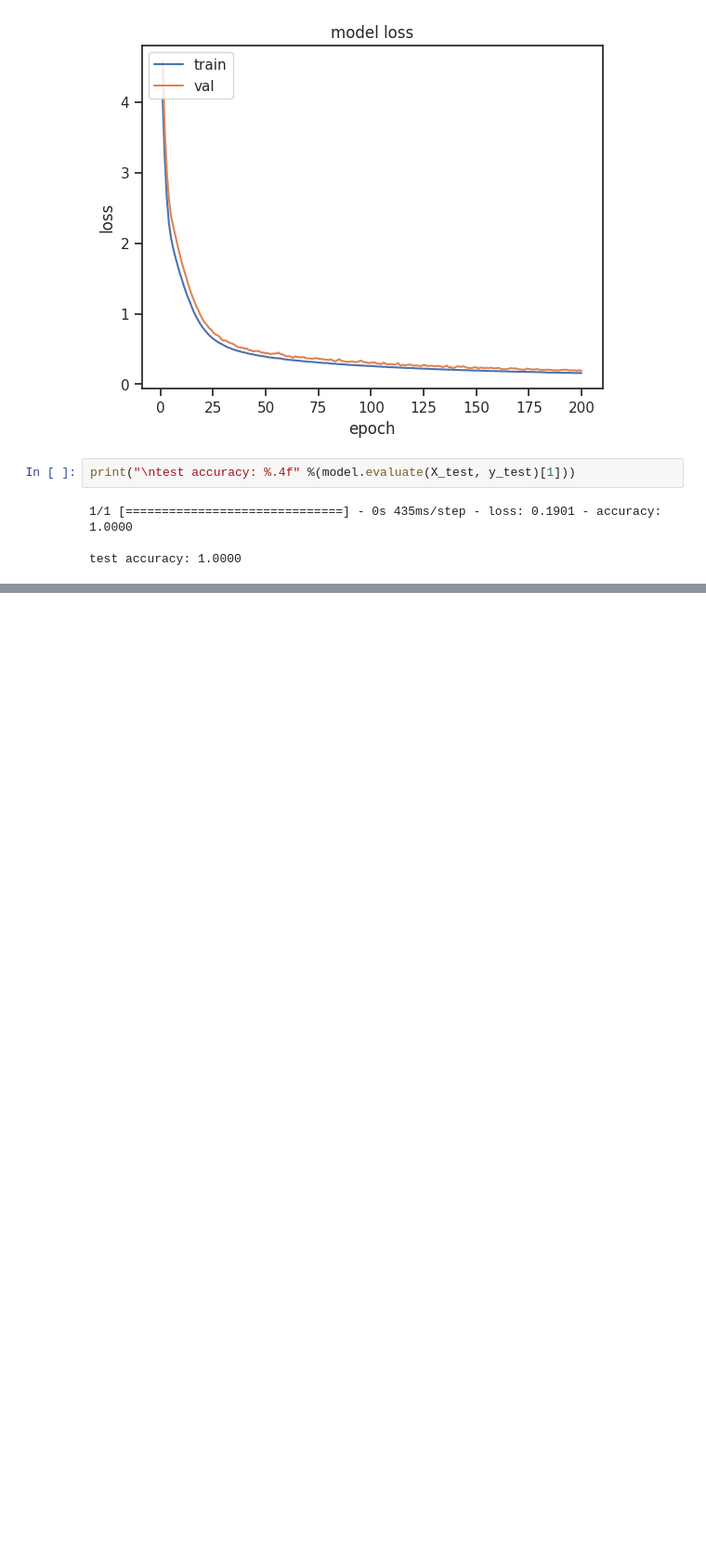
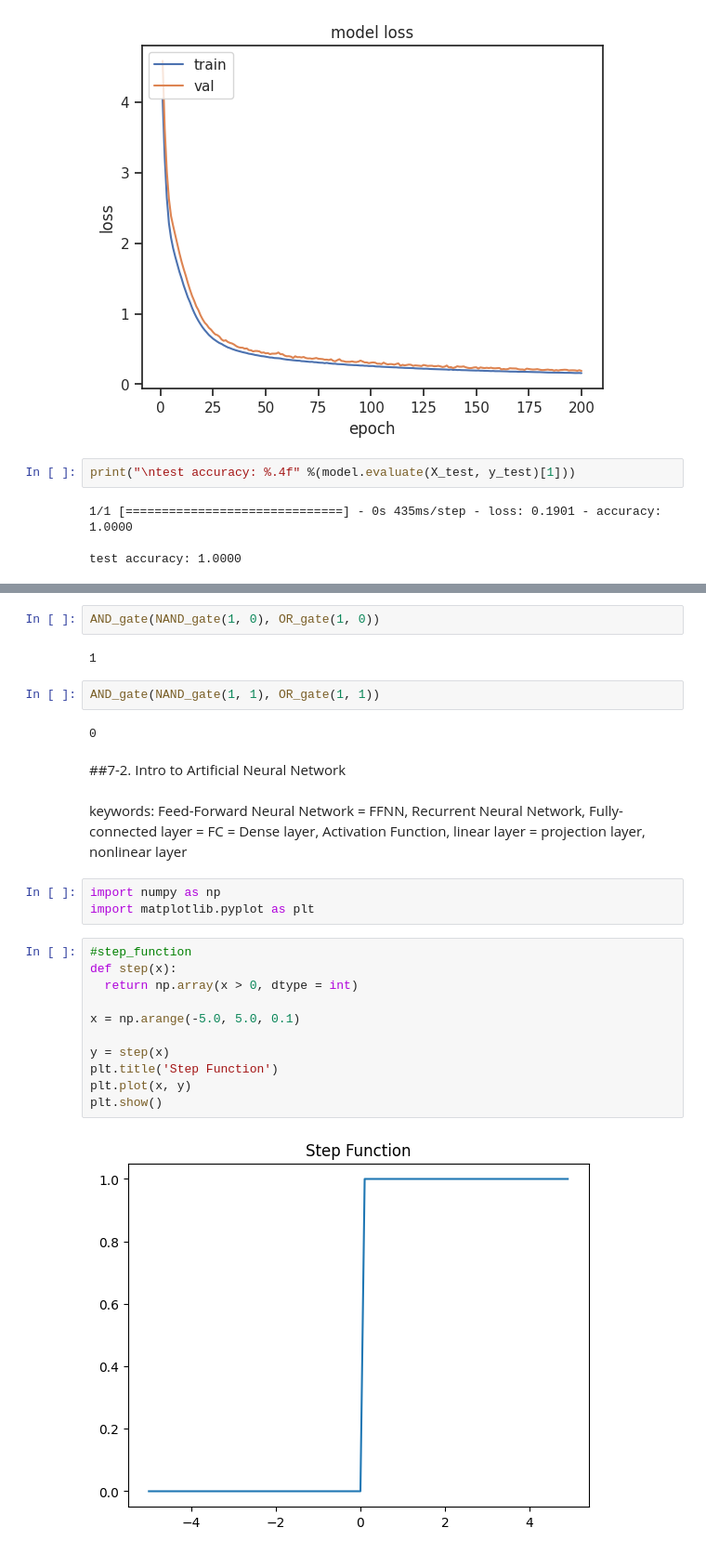
Before and after one commit to JakeFRCSE/AI_SpeedLearn, a Jupyter notebook: NLP_study.ipynb, the cells around one changed output, grey strips where cells are left out. Shown at 93% size. Saved outputs shown, nothing was run; the diff lists cells and outputs as text; blank space fills up the shorter version.

```diff
--- a/NLP_study.ipynb
+++ b/NLP_study.ipynb
@@ -2718,0 +2791,28 @@ test accuracy: 1.0000
+# %%
+AND_gate(NAND_gate(1, 0), OR_gate(1, 0))
+# %% [output]
+1
+# %%
+AND_gate(NAND_gate(1, 1), OR_gate(1, 1))
+# %% [output]
+0
+# %% [markdown]
+##7-2. Intro to Artificial Neural Network
+# %% [markdown]
+keywords: Feed-Forward Neural Network = FFNN, Recurrent Neural Network, Fully-connected layer = FC = Dense layer, Activation Function, linear layer = projection layer, nonlinear layer
+# %%
+import numpy as np
+import matplotlib.pyplot as plt
+# %%
+#step_function
+def step(x):
+  return np.array(x > 0, dtype = int)
+
+x = np.arange(-5.0, 5.0, 0.1)
+
+y = step(x)
+plt.title('Step Function')
+plt.plot(x, y)
+plt.show()
+# %% [output]
+[figure, added]
```
Also changed, not shown: parts of 27 cells of this notebook, 1 other file.
